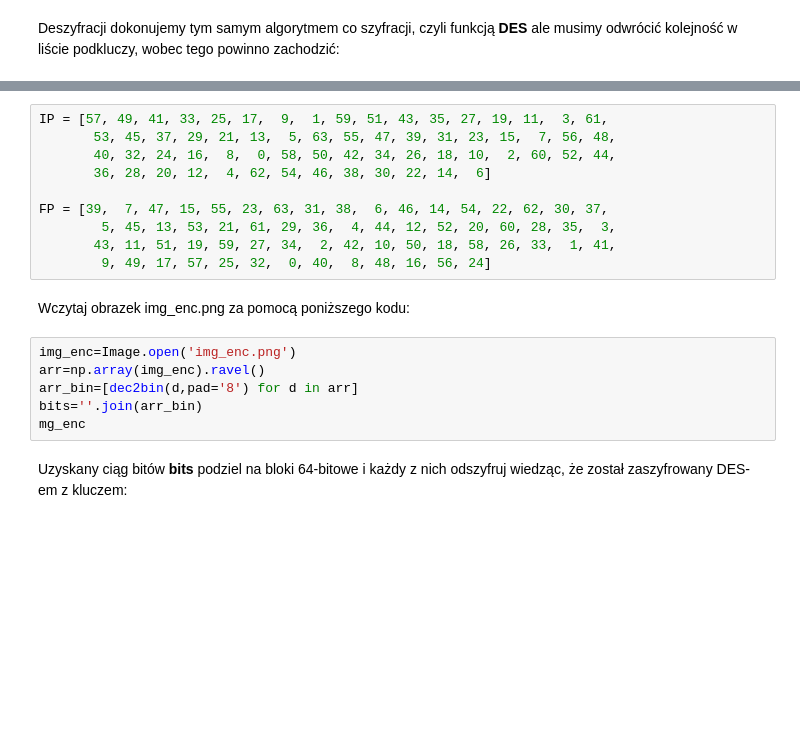
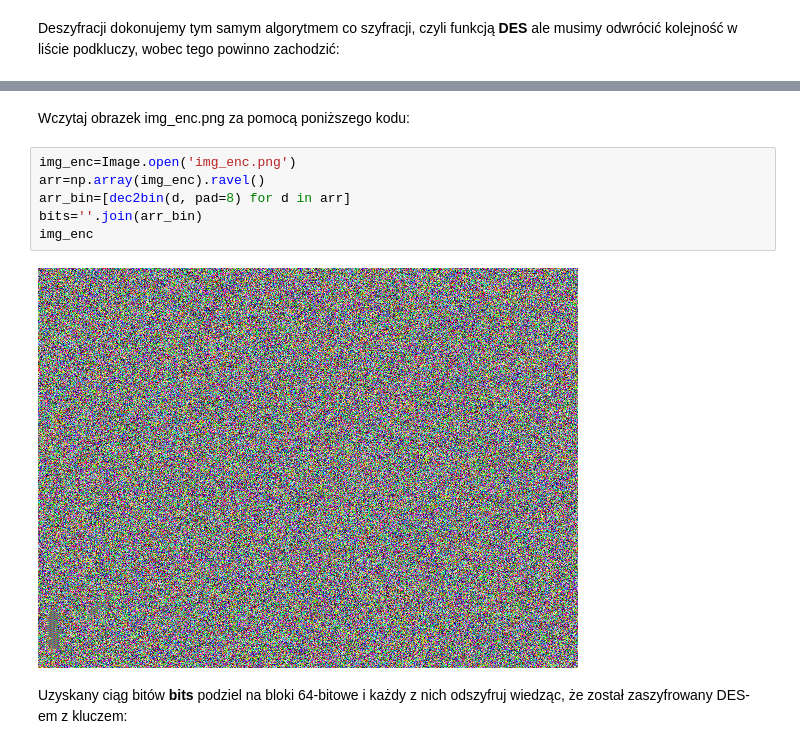
Before and after one commit to KwintaJ/Kryptografia, a Jupyter notebook: Lista3.ipynb, the cells around one changed output, grey strips where cells are left out. Drawn from its saved outputs; the diff is of its cells as text; blank space fills up the shorter version.

```diff
--- a/Lista3.ipynb
+++ b/Lista3.ipynb
@@ -328,21 +359,13 @@ print(DES(DES(message,subkeys),subkeys[::-1])==message)
-# %%
-IP = [57, 49, 41, 33, 25, 17,  9,  1, 59, 51, 43, 35, 27, 19, 11,  3, 61,
-       53, 45, 37, 29, 21, 13,  5, 63, 55, 47, 39, 31, 23, 15,  7, 56, 48,
-       40, 32, 24, 16,  8,  0, 58, 50, 42, 34, 26, 18, 10,  2, 60, 52, 44,
-       36, 28, 20, 12,  4, 62, 54, 46, 38, 30, 22, 14,  6]
-
-FP = [39,  7, 47, 15, 55, 23, 63, 31, 38,  6, 46, 14, 54, 22, 62, 30, 37,
-        5, 45, 13, 53, 21, 61, 29, 36,  4, 44, 12, 52, 20, 60, 28, 35,  3,
-       43, 11, 51, 19, 59, 27, 34,  2, 42, 10, 50, 18, 58, 26, 33,  1, 41,
-        9, 49, 17, 57, 25, 32,  0, 40,  8, 48, 16, 56, 24]
 # %% [markdown]
 Wczytaj obrazek img_enc.png za pomocą poniższego kodu:
 # %%
 img_enc=Image.open('img_enc.png')
 arr=np.array(img_enc).ravel()
-arr_bin=[dec2bin(d,pad='8') for d in arr]
+arr_bin=[dec2bin(d, pad=8) for d in arr]
 bits=''.join(arr_bin)
-mg_enc
+img_enc
+# %% [output]
+[figure, added]
 # %% [markdown]
 Uzyskany ciąg bitów **bits** podziel na bloki 64-bitowe i każdy z nich odszyfruj wiedząc, że został zaszyfrowany DES-em z kluczem:
 # %%
```
Also changed, not shown: parts of 22 cells of this notebook.
